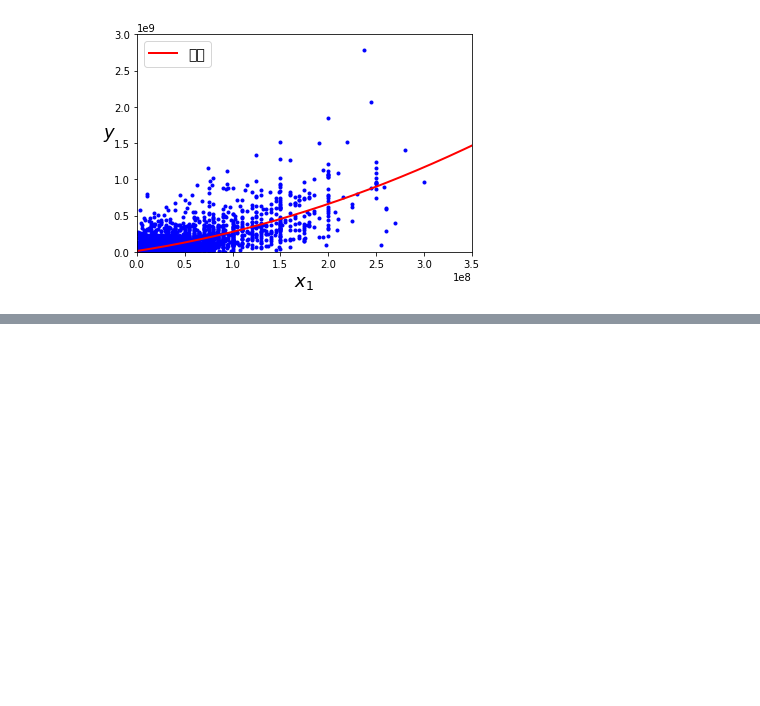
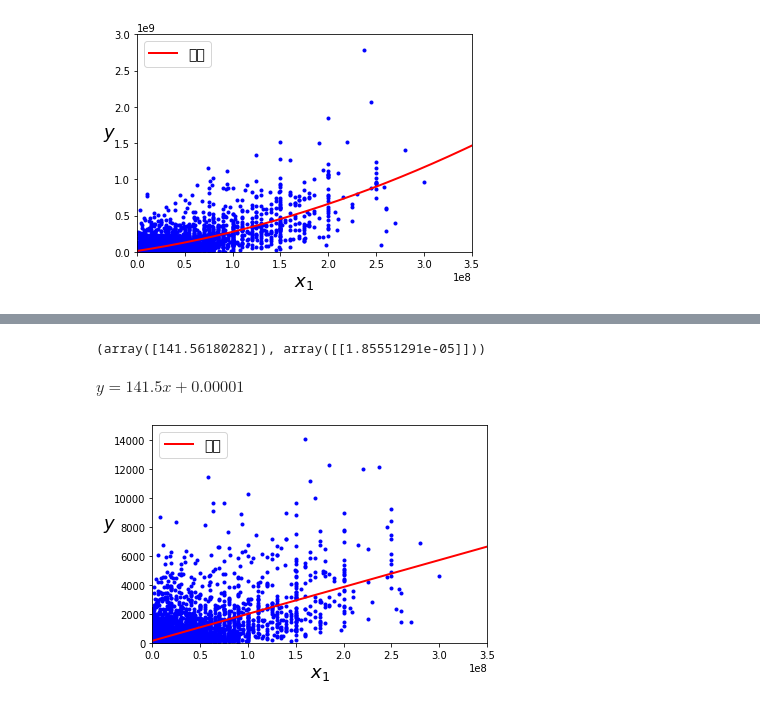
Before and after one commit to junghyungit/ESAA-homework-public-, a Jupyter notebook: YB2_project_junghyun.ipynb, the cells around one changed output, grey strips where cells are left out. Saved outputs shown, nothing was run; the diff lists cells and outputs as text; code cells hidden in the pictures; blank space fills up the shorter version.

```diff
--- a/YB2_project_junghyun.ipynb
+++ b/YB2_project_junghyun.ipynb
@@ -535,0 +547,11 @@ plt.show()
+# %%
+### 가장 correlation이 높은 budget, revenue, vote_count 간의 회귀식 살펴보자.
+# 데이터 준비
+mycond1 = data["revenue"]>0
+mycond2 = data["budget"]>0
+mycond3 = data["vote_count"]>0
+mydata = data[mycond1&mycond1&mycond3]
+# %%
+# budget & vote_count
+X = pd.DataFrame(mydata['budget'])
+y = pd.DataFrame(mydata['vote_count'])
@@ -535,0 +565,16 @@ plt.show()
+# %%
+from sklearn.preprocessing import PolynomialFeatures
+
+poly_features = PolynomialFeatures(degree=1, include_bias=False)
+X_poly = poly_features.fit_transform(X)
+
+
+from sklearn.linear_model import LinearRegression
+
+lin_reg = LinearRegression()
+lin_reg.fit(X_poly, y)
+
+
+lin_reg.intercept_, lin_reg.coef_
+# %% [output]
+(array([141.56180282]), array([[1.85551291e-05]]))
@@ -535,0 +583,15 @@ plt.show()
+# %% [markdown]
+$ y=141.5x+0.00001 $
+# %%
+X_new=np.linspace(0, 350000000, 10000).reshape(10000, 1)
+X_new_poly = poly_features.transform(X_new)
+y_new = lin_reg.predict(X_new_poly)
+plt.plot(X, y, "b.")
+plt.plot(X_new, y_new, "r-", linewidth=2, label="예측")
+plt.xlabel("$x_1$", fontsize=18)
+plt.ylabel("$y$", rotation=0, fontsize=18)
+plt.legend(loc="upper left", fontsize=14)
+plt.axis([0, 350000000, 0, 15000])
+plt.show()
+# %% [output]
+[figure, added]
```
Also changed, not shown: parts of 22 cells of this notebook.
